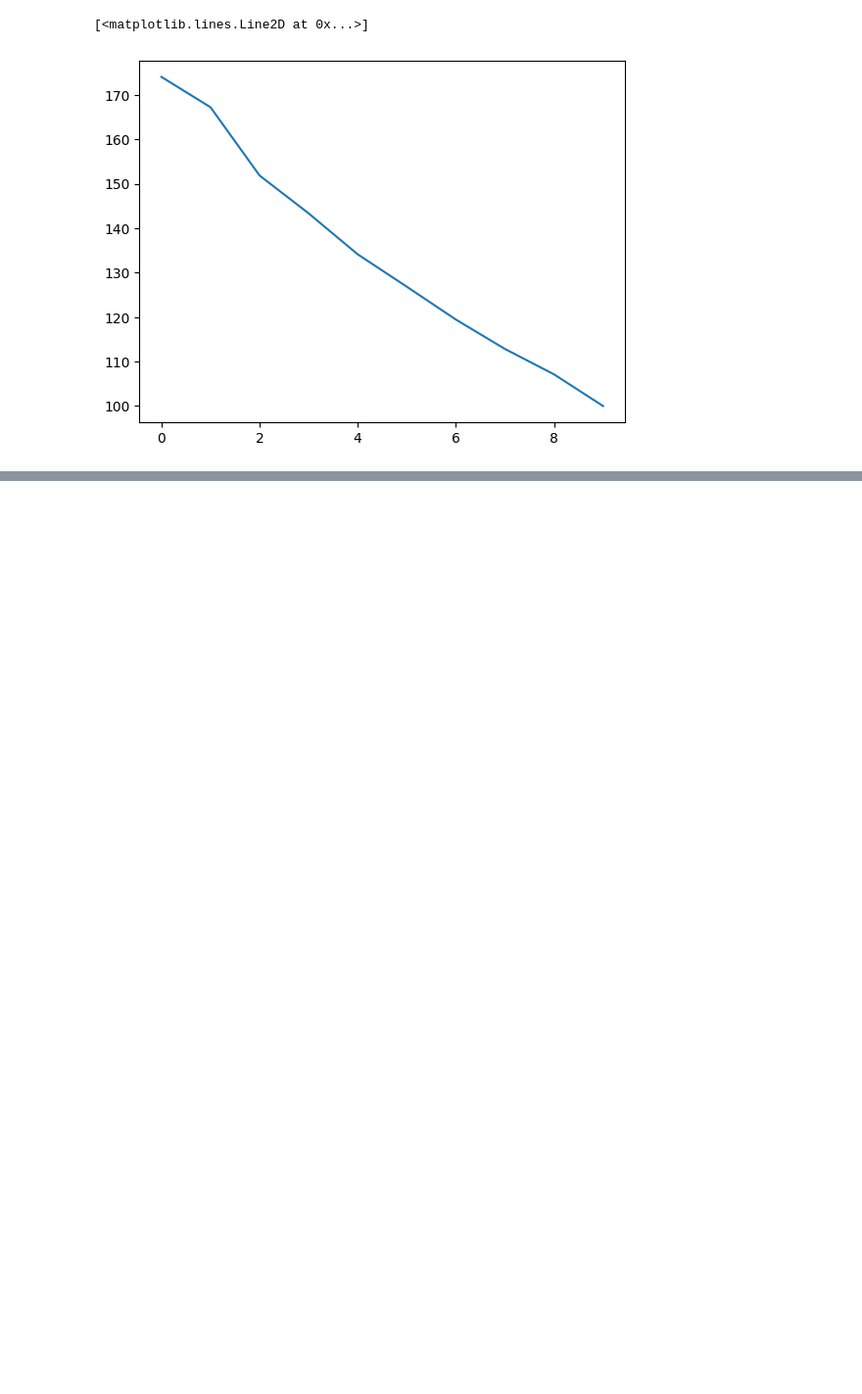
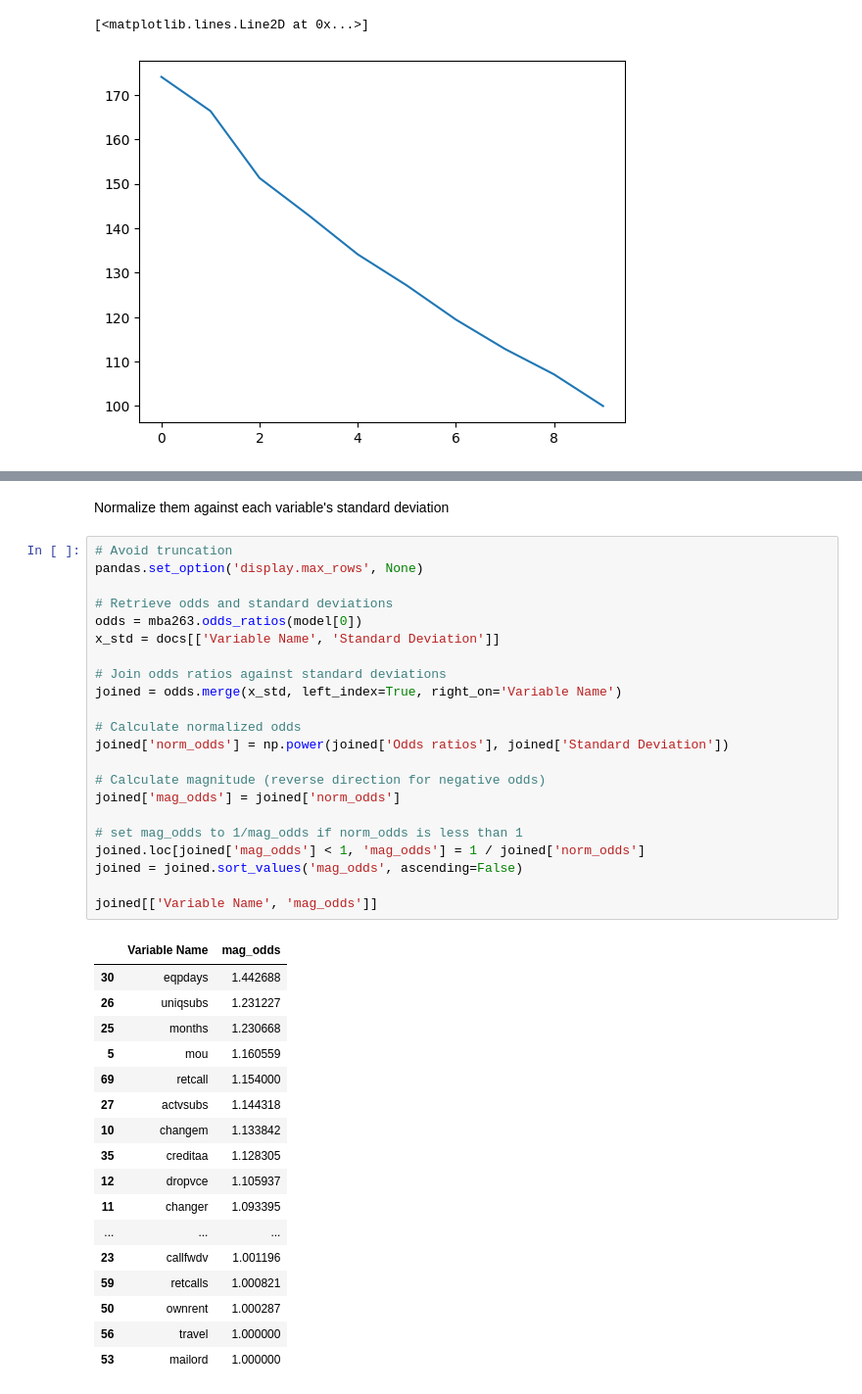
Before and after one commit to adeng/mba263-projects, a Jupyter notebook: Cell2Cell Group Assignment.ipynb, the cells around one changed output, grey strips where cells are left out. Shown at 98% size. Saved outputs shown, nothing was run; the diff lists cells and outputs as text; blank space fills up the shorter version.

Commit message:
Add normalized odds

```diff
--- a/Cell2Cell Group Assignment.ipynb
+++ b/Cell2Cell Group Assignment.ipynb
@@ -318,0 +338,42 @@ plt.plot(mba263.lift(predictions['actual_res'], predictions['p_logr']))
+# %% [markdown]
+Normalize them against each variable's standard deviation
+# %%
+# Avoid truncation
+pandas.set_option('display.max_rows', None)
+
+# Retrieve odds and standard deviations
+odds = mba263.odds_ratios(model[0])
+x_std = docs[['Variable Name', 'Standard Deviation']]
+
+# Join odds ratios against standard deviations
+joined = odds.merge(x_std, left_index=True, right_on='Variable Name')
+
+# Calculate normalized odds
+joined['norm_odds'] = np.power(joined['Odds ratios'], joined['Standard Deviation'])
+
+# Calculate magnitude (reverse direction for negative odds)
+joined['mag_odds'] = joined['norm_odds']
+
+# set mag_odds to 1/mag_odds if norm_odds is less than 1
+joined.loc[joined['mag_odds'] < 1, 'mag_odds'] = 1 / joined['norm_odds']
+joined = joined.sort_values('mag_odds', ascending=False)
+
+joined[['Variable Name', 'mag_odds']]
+# %% [output]
+|  | Variable Name | mag_odds |
+| 30 | eqpdays | 1.442688 |
+| 26 | uniqsubs | 1.231227 |
+| 25 | months | 1.230668 |
+| 5 | mou | 1.160559 |
+| 69 | retcall | 1.154000 |
+| 27 | actvsubs | 1.144318 |
+| 10 | changem | 1.133842 |
+| 35 | creditaa | 1.128305 |
+| 12 | dropvce | 1.105937 |
+| 11 | changer | 1.093395 |
+| ... | ... | ... |
+| 23 | callfwdv | 1.001196 |
+| 59 | retcalls | 1.000821 |
+| 50 | ownrent | 1.000287 |
+| 56 | travel | 1.000000 |
+| 53 | mailord | 1.000000 |
```
Also changed, not shown: parts of 7 cells of this notebook.
